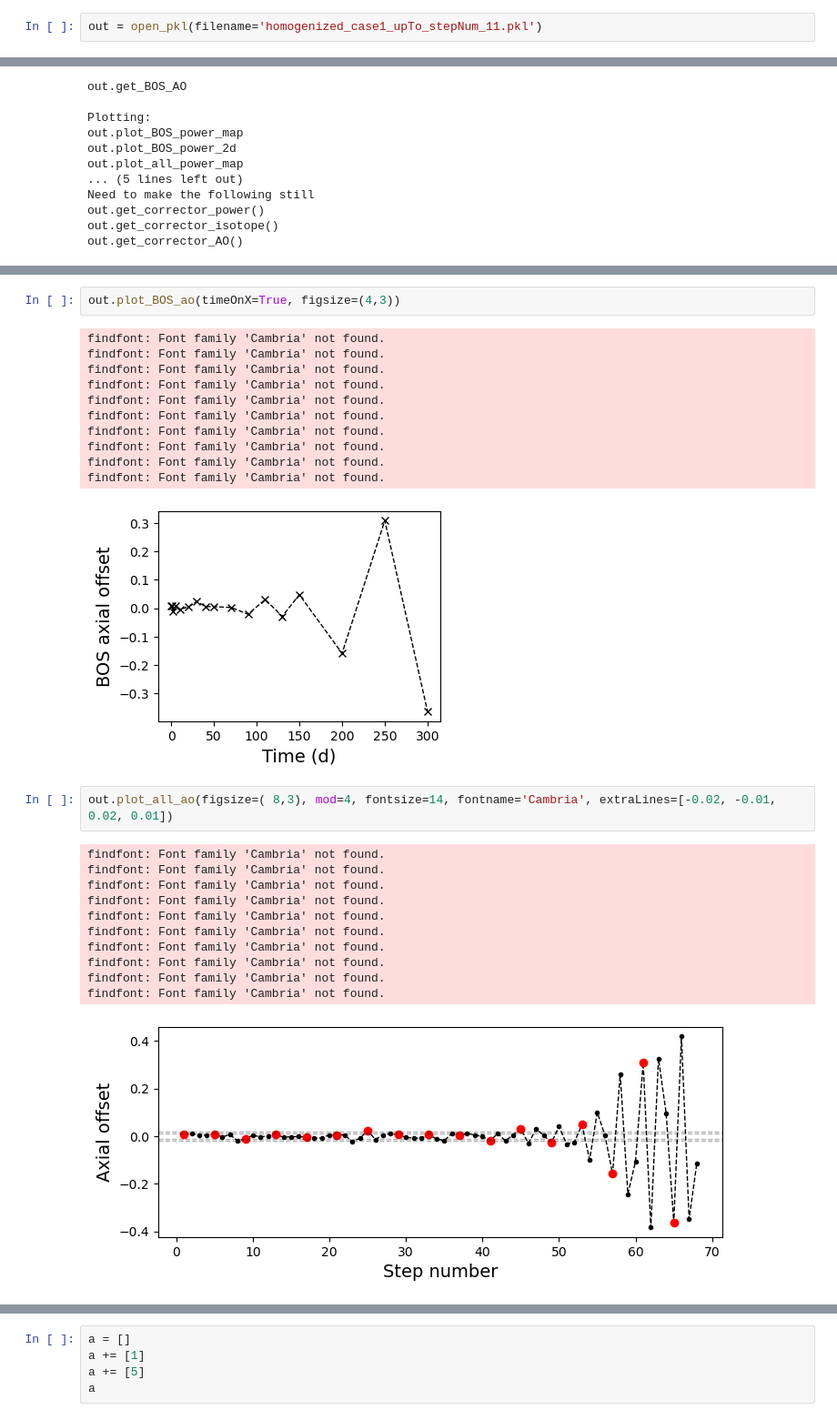
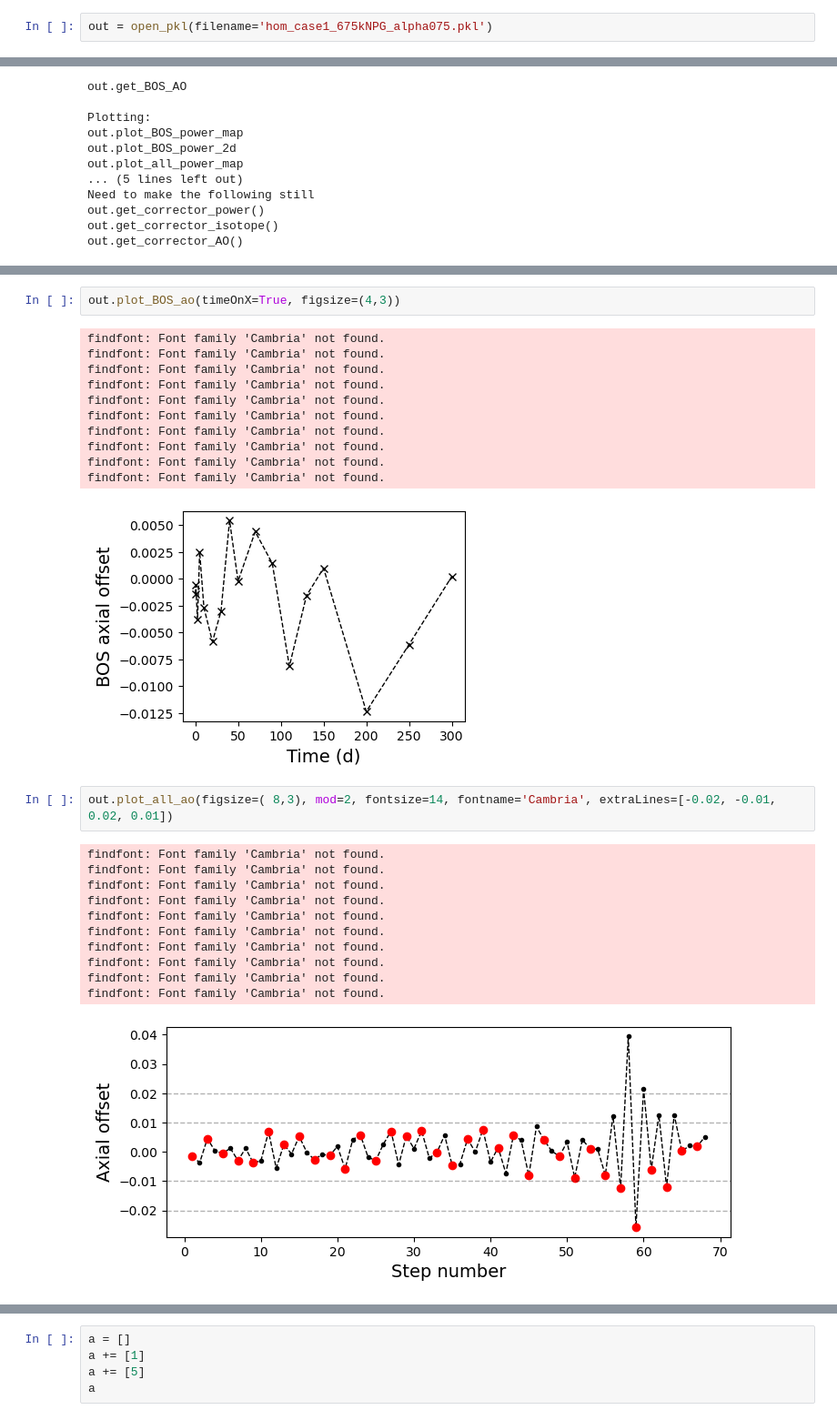
Before and after one commit to jfaulkner31/SCALETools, a Jupyter notebook: SCALEDepleter/pickle_examples/tempDepndFHR_ex5.ipynb, the cells around one changed output, grey strips where cells are left out. Shown at 91% size. Saved outputs shown, nothing was run; the diff lists cells and outputs as text.

```diff
--- a/SCALEDepleter/pickle_examples/tempDepndFHR_ex5.ipynb
+++ b/SCALEDepleter/pickle_examples/tempDepndFHR_ex5.ipynb
@@ -17,5 +17,5 @@ matplotlib.font_manager.findfont('Cambria')
 # %%
-out = open_pkl(filename='homogenized_case1_upTo_stepNum_11.pkl')
+out = open_pkl(filename='hom_case1_675kNPG_alpha075.pkl')
 # %%
 # available functions:
 # out.print_case_settings()
@@ -126,21 +126,21 @@ findfont: Font family 'Cambria' not found.
 findfont: Font family 'Cambria' not found.
 findfont: Font family 'Cambria' not found.
 findfont: Font family 'Cambria' not found.
-[figure, old version]
+[figure, new version]
 # %%
-out.plot_all_ao(figsize=( 8,3), mod=4, fontsize=14, fontname='Cambria', extraLines=[-0.02, -0.01, 0.02, 0.01])
+out.plot_all_ao(figsize=( 8,3), mod=2, fontsize=14, fontname='Cambria', extraLines=[-0.02, -0.01, 0.02, 0.01])
 # %% [output]
 findfont: Font family 'Cambria' not found.
 findfont: Font family 'Cambria' not found.
 findfont: Font family 'Cambria' not found.
 findfont: Font family 'Cambria' not found.
 findfont: Font family 'Cambria' not found.
 findfont: Font family 'Cambria' not found.
 findfont: Font family 'Cambria' not found.
 findfont: Font family 'Cambria' not found.
 findfont: Font family 'Cambria' not found.
 findfont: Font family 'Cambria' not found.
-[figure, old version]
+[figure, new version]
 # %%
 u235arr = out.plot_BOS_isotopics_map(isotope='U-235',
                        normalize=True, figsize=(4,3), cmap='turbo', fontsize=13, fontname=globalfont)
```
Also changed, not shown: parts of 15 cells of this notebook, 7 other files.
